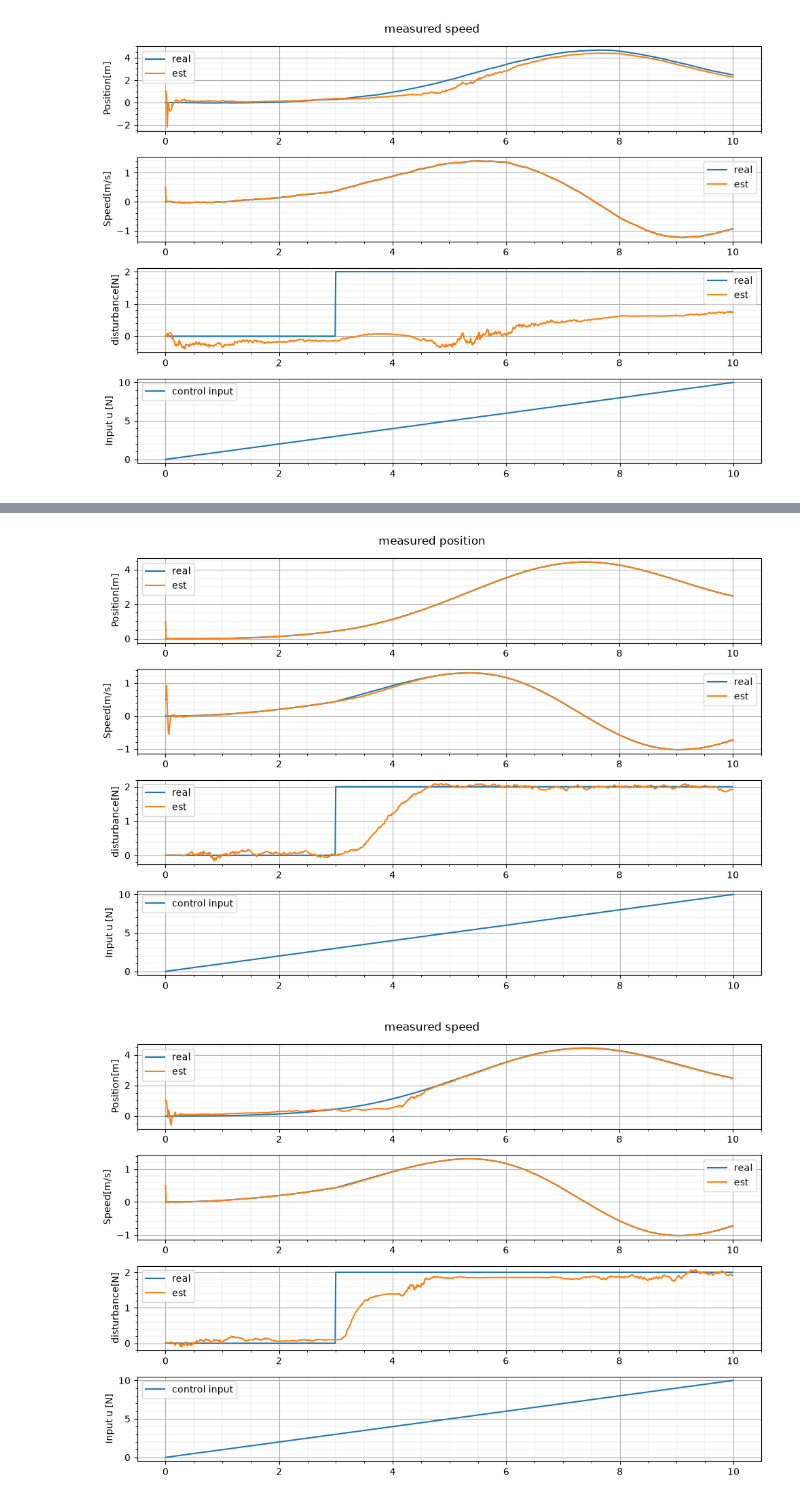
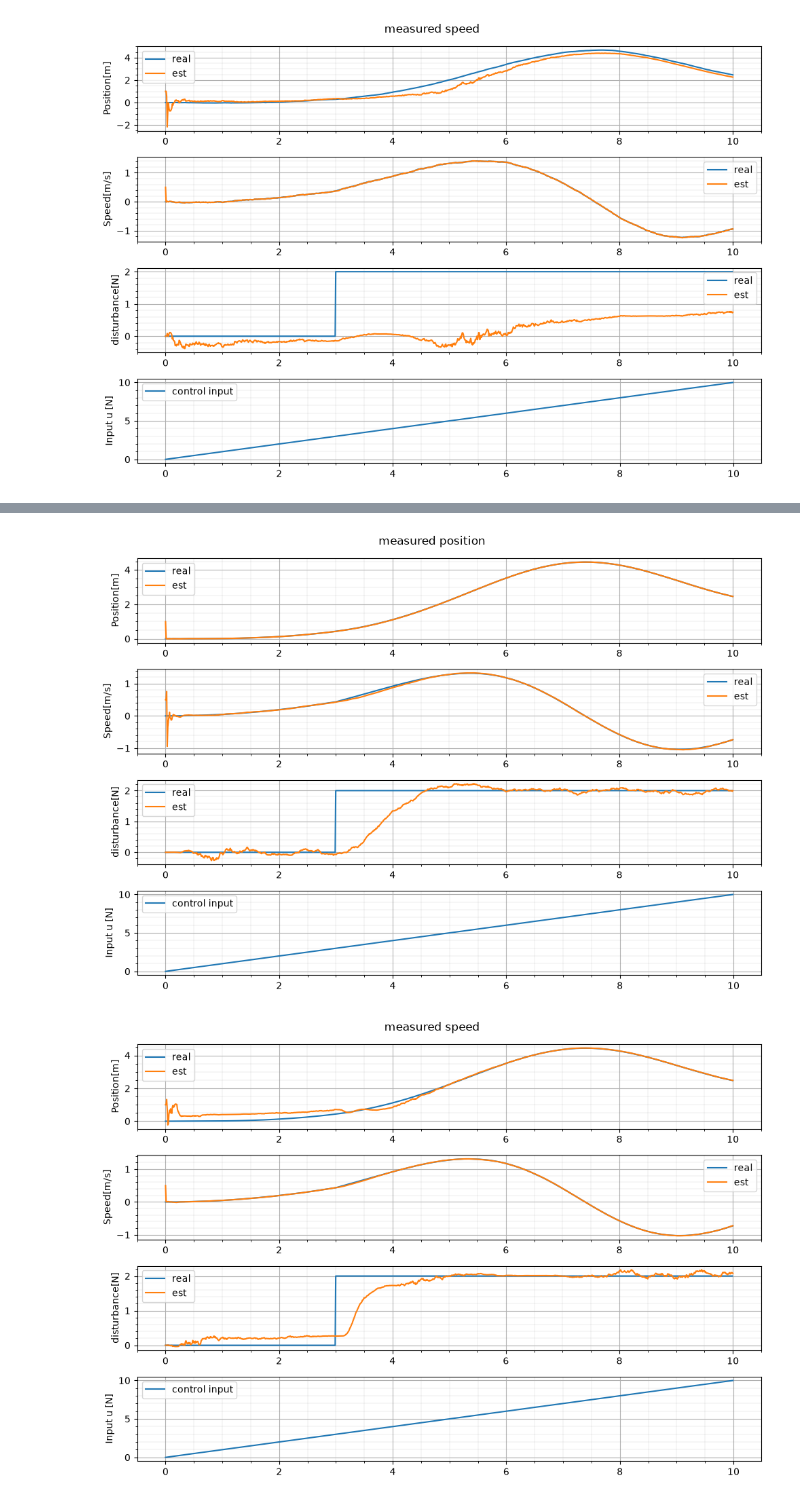
Before and after one commit to hideto008/learning_estimation_method, a Jupyter notebook: Notes/Estimate_State_using_UKF.ipynb, the cells around one changed output, grey strips where cells are left out. Drawn from its saved outputs; the diff is of its cells as text; code cells hidden in the pictures.

```diff
--- a/Notes/Estimate_State_using_UKF.ipynb
+++ b/Notes/Estimate_State_using_UKF.ipynb
@@ -820,20 +820,20 @@ $$
 # %%
 params = Parameters(
     dt=dt,
     k=1.0,
     c=0.1,
-    Q=np.diag([1e-8,4e-8, 2e-4]),
-    Q_real=np.diag([1e-8, 4e-8]),
+    Q=np.diag([0,0, 2e-4]), # for UKF
+    Q_real=np.diag([1e-8, 4e-8]), # for real
     R=np.array([[1e-4]]),
     P_init=np.diag([1e1, 1e1, 1e-1])
 )
 
 t_array, x_array, x_est_array = simulation(X_init,X_est_init,u_array, d_array, params, measure_speed=False)
 create_fig(t_array, x_array, x_est_array, u_array, d_array, title="measured position")
 
 t_array, x_array, x_est_array = simulation(X_init,X_est_init,u_array, d_array, params, measure_speed=True)
 create_fig(t_array, x_array, x_est_array, u_array, d_array, title="measured speed")
 # %% [output]
-[figure, old version]
+[figure, new version]
-[figure, old version]
+[figure, new version]
 # %% [markdown]
```
Also changed, not shown: parts of 4 cells of this notebook.
